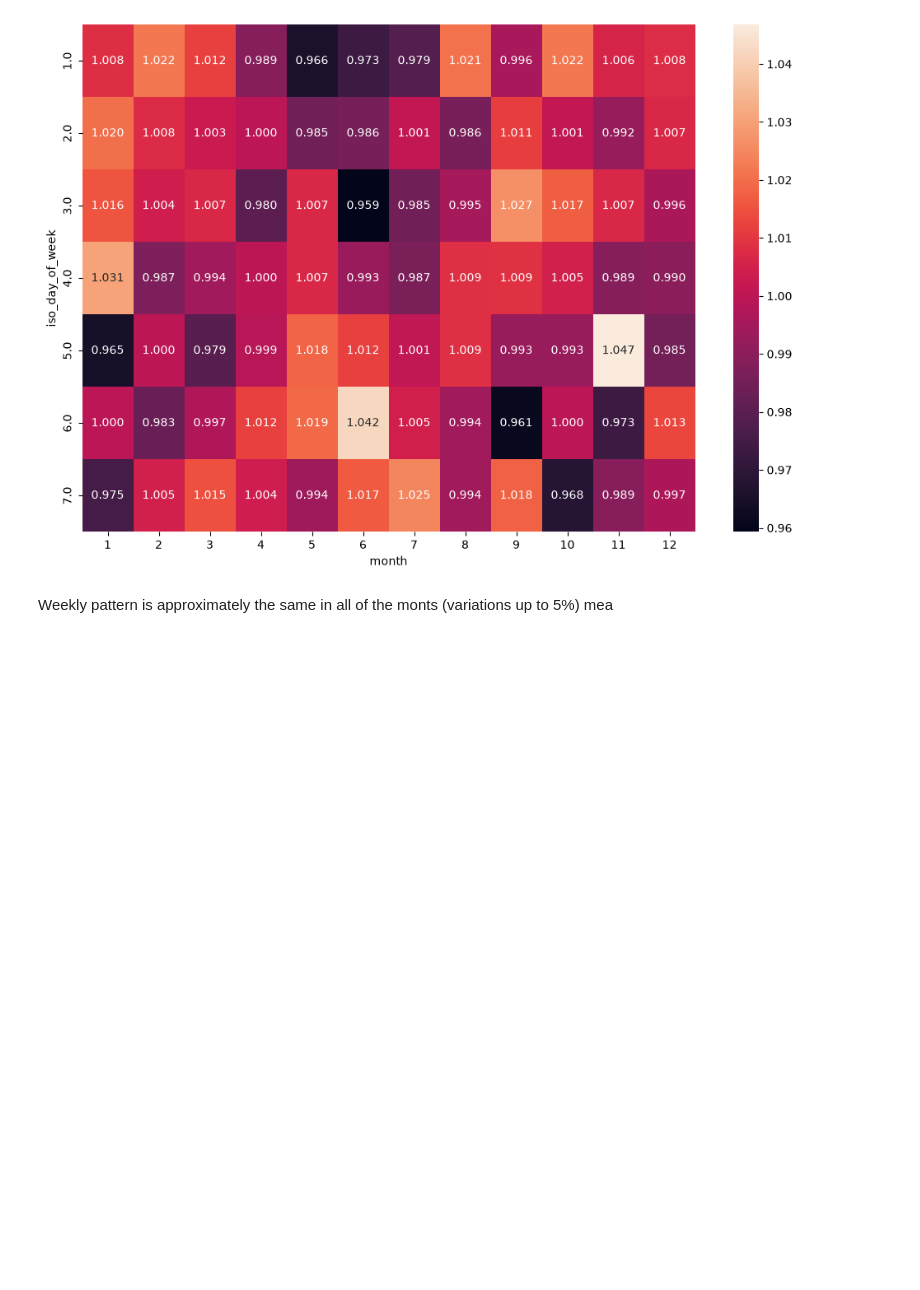
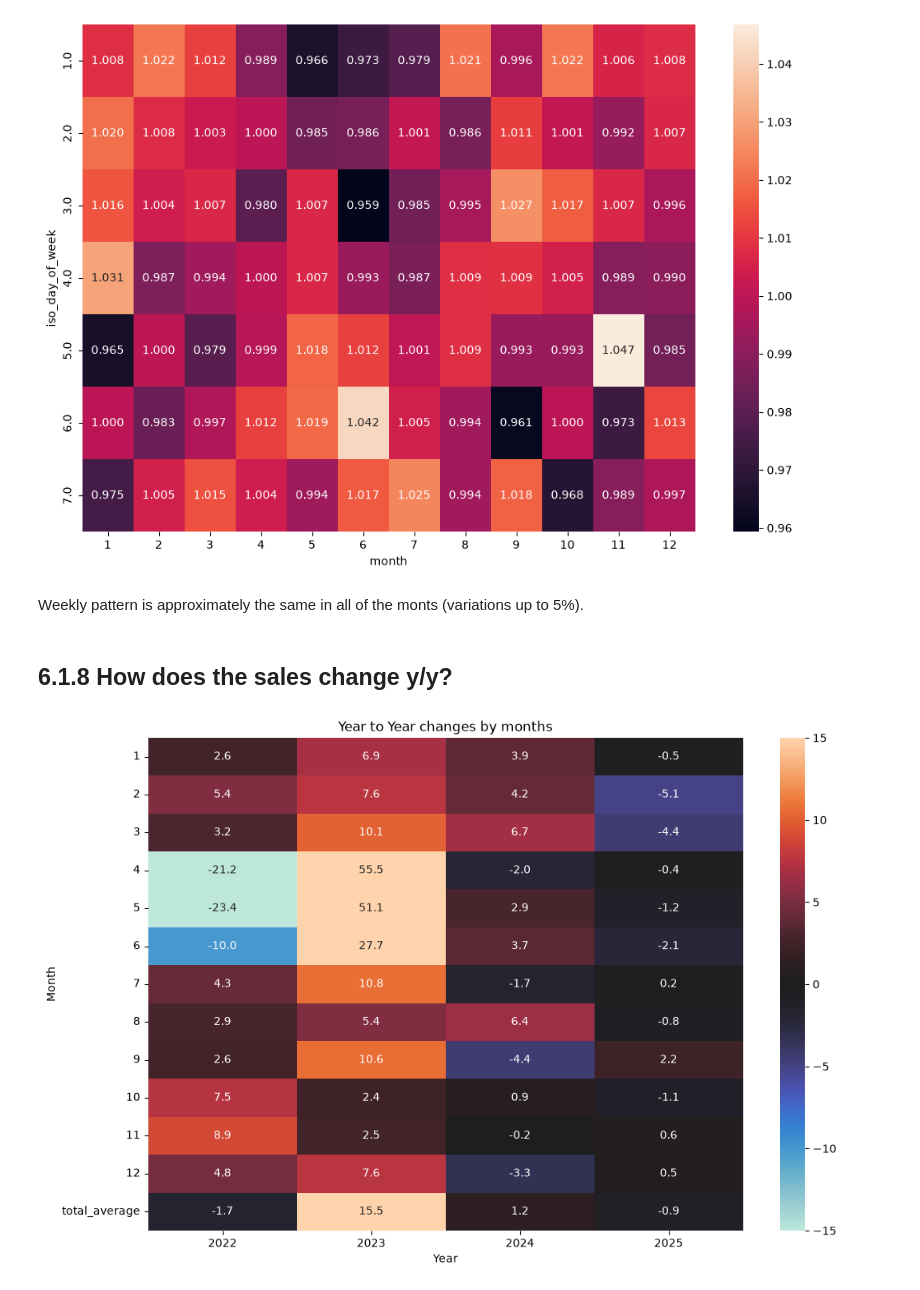
Before and after one commit to Grzegosh/sku_prediction, a Jupyter notebook: EDA.ipynb, the cells around one changed output. Cells and saved outputs as stored; diff of their text form; code cells hidden in the pictures; blank space fills up the shorter version.

```diff
--- a/EDA.ipynb
+++ b/EDA.ipynb
@@ -385,4 +385,31 @@ sns.heatmap(residuals_, annot=True, fmt='.3f')
 <Axes: xlabel='month', ylabel='iso_day_of_week'>
 [figure]
 # %% [markdown]
-Weekly pattern is approximately the same in all of the monts (variations up to 5%) mea
+Weekly pattern is approximately the same in all of the monts (variations up to 5%).
+# %% [markdown]
+## 6.1.8 How does the sales change y/y?
+# %%
+base_pivoted = pd.pivot_table(
+    data=base,
+    columns="year",
+    index="month",
+    aggfunc="mean",
+    values="revenue"
+
+)
+base_pivoted = base_pivoted.pct_change(axis=1) * 100
+cols = [col for col in base_pivoted.columns if col != '2021']
+base_pivoted = base_pivoted[cols]
+
+whole_years = year_daily_average.set_index('year').pct_change().iloc[1:] * 100
+whole_years = whole_years.T
+
+base_pivoted = pd.concat([base_pivoted, whole_years])
+# %%
+plt.figure(figsize=(12,8))
+sns.heatmap(base_pivoted, center=0, annot=True, fmt='.1f', vmin=-15, vmax=15);
+plt.title("Year to Year changes by months");
+plt.ylabel("Month");
+plt.xlabel("Year");
+# %% [output]
+[figure, added]
```
Also changed, not shown: parts of 6 cells of this notebook, 1 other file.
